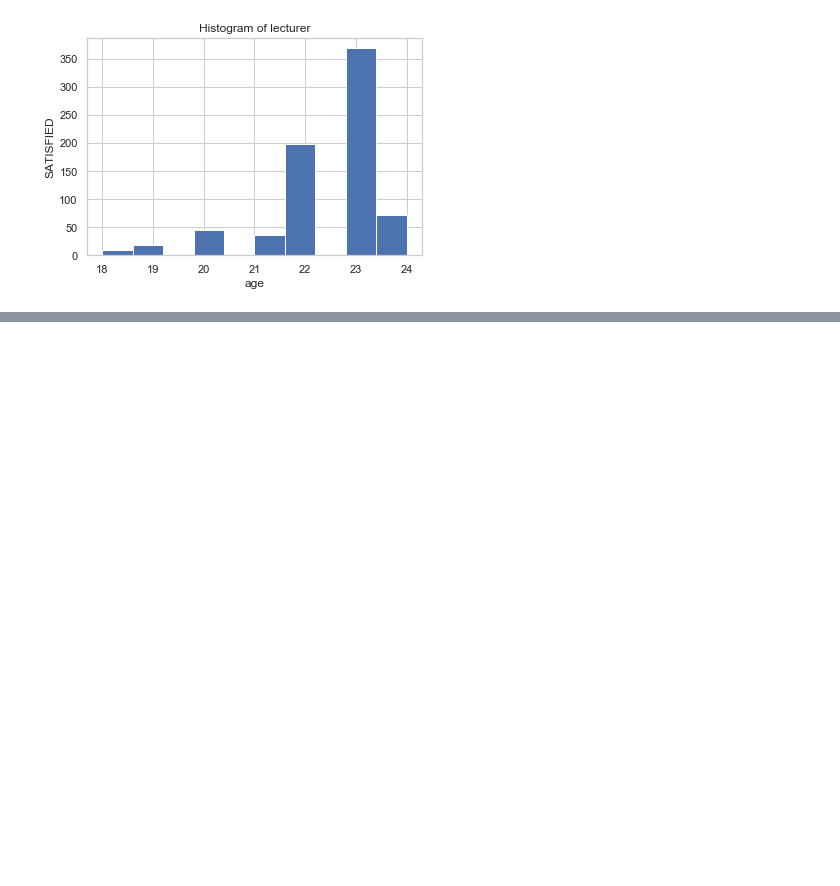
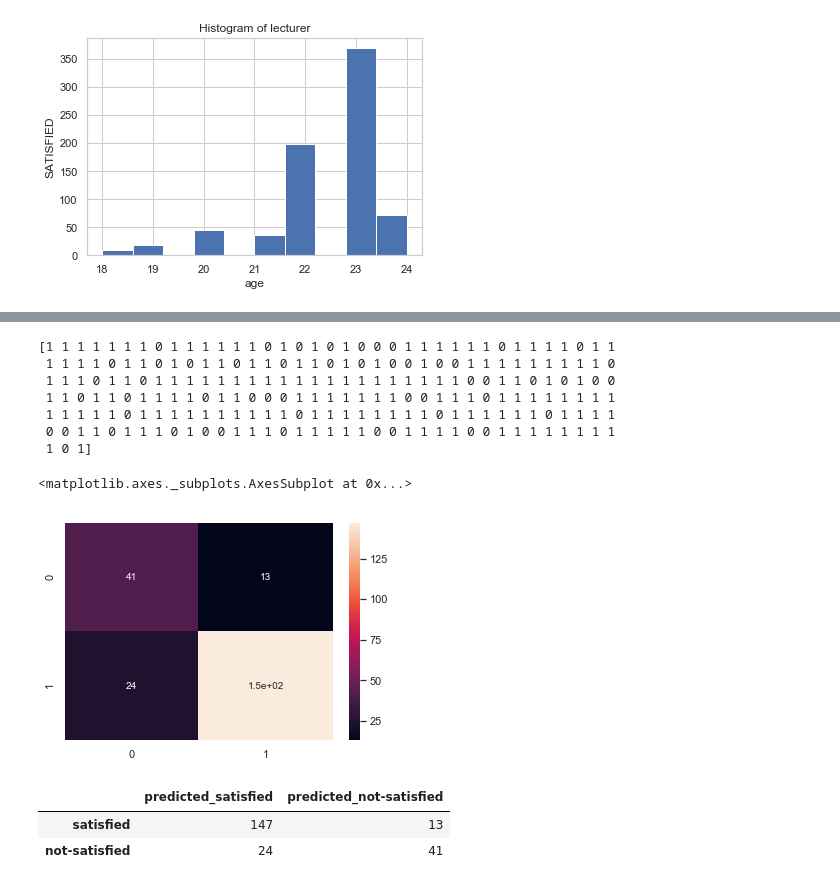
Before and after one commit to billyotieno/oraclel_ml_ninjas, a Jupyter notebook: Dr nyawate/Logistic regression Student satisfaction with triaining.ipynb, the cells around one changed output, grey strips where cells are left out. Cells and saved outputs as stored; diff of their text form; code cells hidden in the pictures; blank space fills up the shorter version.

```diff
--- a/Dr nyawate/Logistic regression Student satisfaction with triaining.ipynb
+++ b/Dr nyawate/Logistic regression Student satisfaction with triaining.ipynb
@@ -187,0 +239,35 @@ ValueError: could not convert string to float: 'BCOM'
+# %%
+from sklearn.linear_model import LogisticRegression
+from sklearn.metrics import log_loss
+from sklearn.metrics import confusion_matrix
+
+lr=LogisticRegression()
+lr_fit=lr.fit(X_train, y_train)
+lr_pred=lr_fit.predict(X_test)
+lr_proba = lr_fit.predict_proba(X_test)
+print(lr_pred)
+
+accuracy_score(lr_pred,y_test)
+log_loss(y_test, lr_proba)
+
+# confusion_matrix(lr_pred, y_test)
+
+sns.heatmap(confusion_matrix(lr_pred, y_test), annot=True)
+# %% [output]
+[1 1 1 1 1 1 1 0 1 1 1 1 1 1 0 1 0 1 0 1 0 0 0 1 1 1 1 1 1 0 1 1 1 1 0 1 1
+ 1 1 1 1 0 1 1 0 1 0 1 1 0 1 1 0 1 1 0 1 0 1 0 0 1 0 0 1 1 1 1 1 1 1 1 1 0
+ 1 1 1 0 1 1 0 1 1 1 1 1 1 1 1 1 1 1 1 1 1 1 1 1 1 1 1 0 0 1 1 0 1 0 1 0 0
+ 1 1 0 1 1 0 1 1 1 1 0 1 1 0 0 0 1 1 1 1 1 1 1 0 0 1 1 1 0 1 1 1 1 1 1 1 1
+ 1 1 1 1 1 0 1 1 1 1 1 1 1 1 1 1 0 1 1 1 1 1 1 1 1 0 1 1 1 1 1 1 0 1 1 1 1
+ 0 0 1 1 0 1 1 1 0 1 0 0 1 1 1 0 1 1 1 1 1 0 0 1 1 1 1 0 0 1 1 1 1 1 1 1 1
+ 1 0 1]
+<matplotlib.axes._subplots.AxesSubplot at 0x...>
+[figure, added]
+# %%
+cm=np.array(confusion_matrix(y_test,lr_pred,labels=[1,0]))
+confusion=pd.DataFrame(cm,index=['satisfied','not-satisfied'],columns=['predicted_satisfied','predicted_not-satisfied'])
+confusion
+# %% [output]
+|  | predicted_satisfied | predicted_not-satisfied |
+| satisfied | 147 | 13 |
+| not-satisfied | 24 | 41 |
```
Also changed, not shown: parts of 17 cells of this notebook, 17 other files.
